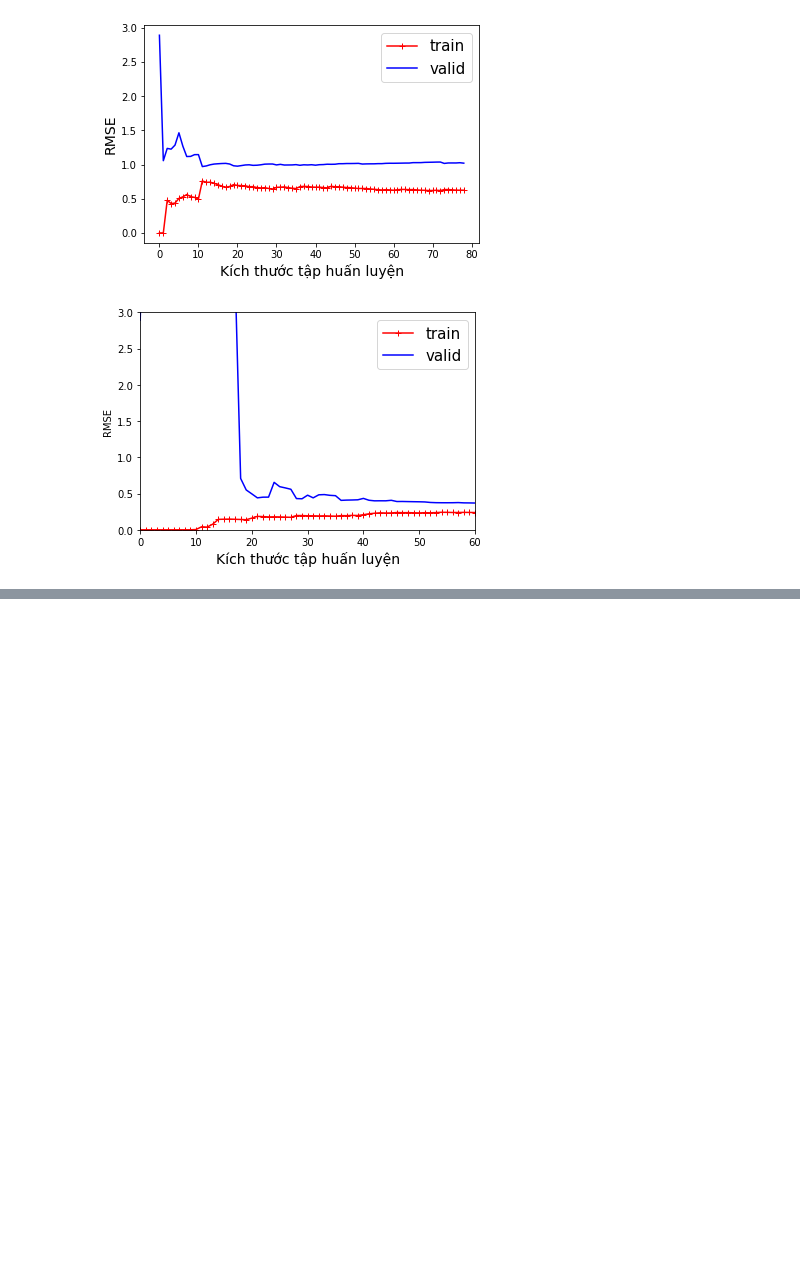
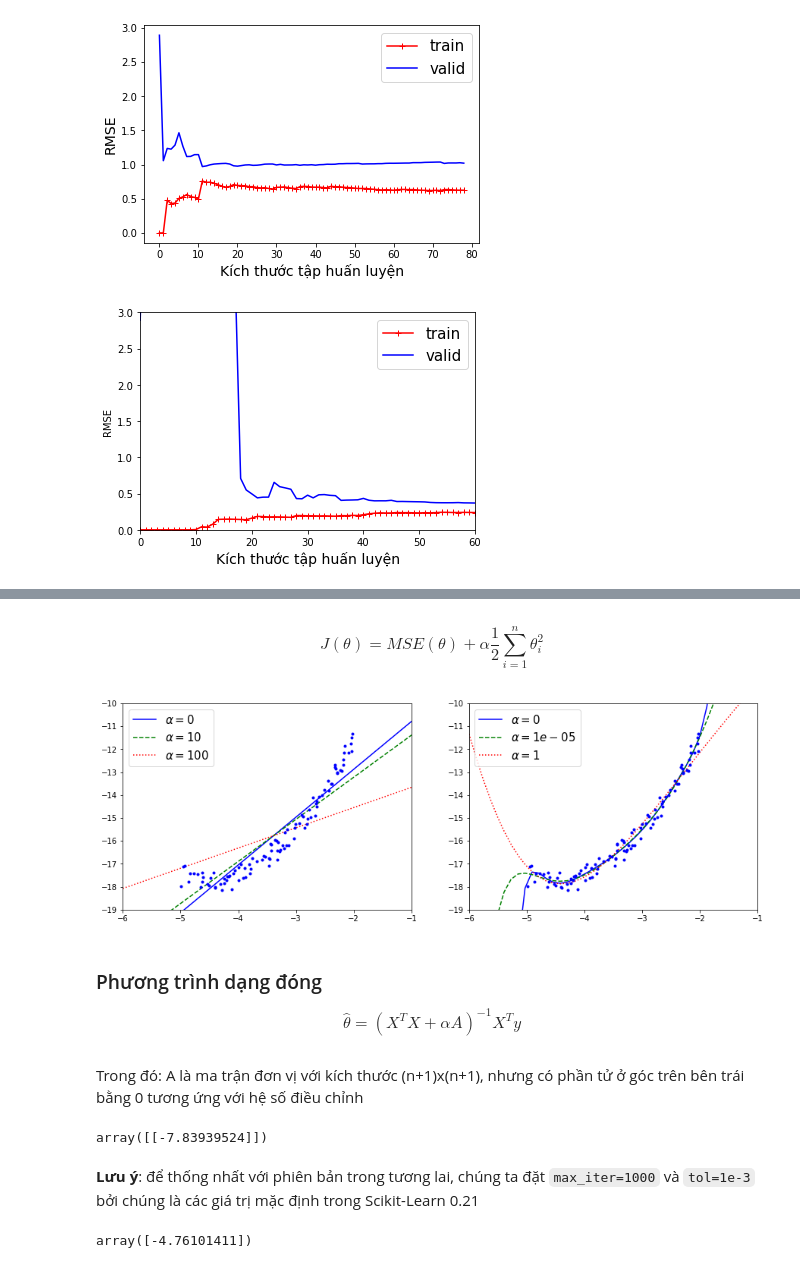
Before and after one commit to hoangquy18/Machine-Learning, a Jupyter notebook: Machine Learning/Training model/Regression.ipynb, the cells around one changed output, grey strips where cells are left out. Cells and saved outputs as stored; diff of their text form; code cells hidden in the pictures; blank space fills up the shorter version.

Commit message:
Linear Ridge

```diff
--- a/Machine Learning/Training model/Regression.ipynb
+++ b/Machine Learning/Training model/Regression.ipynb
@@ -320,0 +339,45 @@ plot_learning_curves(poly_regress,x,y)
+# %% [markdown]
+$$ J(\theta) = MSE(\theta) + \alpha\frac{1}{2}\sum_{i=1}^{n}{\theta_{i}^2} $$
+# %%
+def plot_model(model_class,polynomial,x,y,alphas,**model_arg):
+    for alpha,style in zip(alphas,("b-","g--",'r:')):
+        model = model_class(alpha,model_arg)
+        if polynomial:
+            model = Pipeline([
+                ("poly_fea",PolynomialFeatures(degree = 10,include_bias = False)),
+                ("std_scale",StandardScaler()),
+                ("model",model)
+            ])
+        x_new_plot = np.linspace(-6,6,100).reshape(100,1)
+        model.fit(x,y)
+        plt.plot(x_new_plot,model.predict(x_new_plot),style,label = r"$\alpha = {}$".format(alpha))
+        plt.legend(loc = 'upper left',fontsize = 15)
+    plt.plot(x,y,'b.')
+    plt.axis([-6,-1,-19,-10])
+
+plt.figure(figsize = (15,5))
+plt.subplot(121)
+plot_model(Ridge,False,x,y,(0,10,100),random_state = 42)
+plt.subplot(122)
+plot_model(Ridge,True,x,y,(0,10**-5,1),random_state = 42)
+# %% [output]
+[figure, added]
+# %% [markdown]
+### Phương trình dạng đóng
+$$\widehat{\theta} = (X^{T}X+\alpha A)^{-1}X^{T}y$$
+# %% [markdown]
+Trong đó: A là ma trận đơn vị với kích thước (n+1)x(n+1), nhưng có phần tử ở góc trên bên trái bằng 0 tương ứng với hệ số điều chỉnh
+# %%
+ridge_reg = Ridge(alpha=1,solver = 'cholesky',random_state=42) # sử dụng kĩ thuật phân rã ma trận của Cholesky
+ridge_reg.fit(x,y)
+ridge_reg.predict([[1]])
+# %% [output]
+array([[-7.83939524]])
+# %% [markdown]
+**Lưu ý**: để thống nhất với phiên bản trong tương lai, chúng ta đặt `max_iter=1000` và `tol=1e-3` bởi chúng là các giá trị mặc định trong Scikit-Learn 0.21
+# %%
+sgd_reg = SGDRegressor(penalty = 'l2',max_iter=1000,tol=10**-3,random_state=42) #penalty quyết định loại điều chuẩn được dùng (l2)
+sgd_reg.fit(x,y)
+sgd_reg.predict([[1]])
+# %% [output]
+array([-4.76101411])
```
Also changed, not shown: parts of 19 cells of this notebook.
